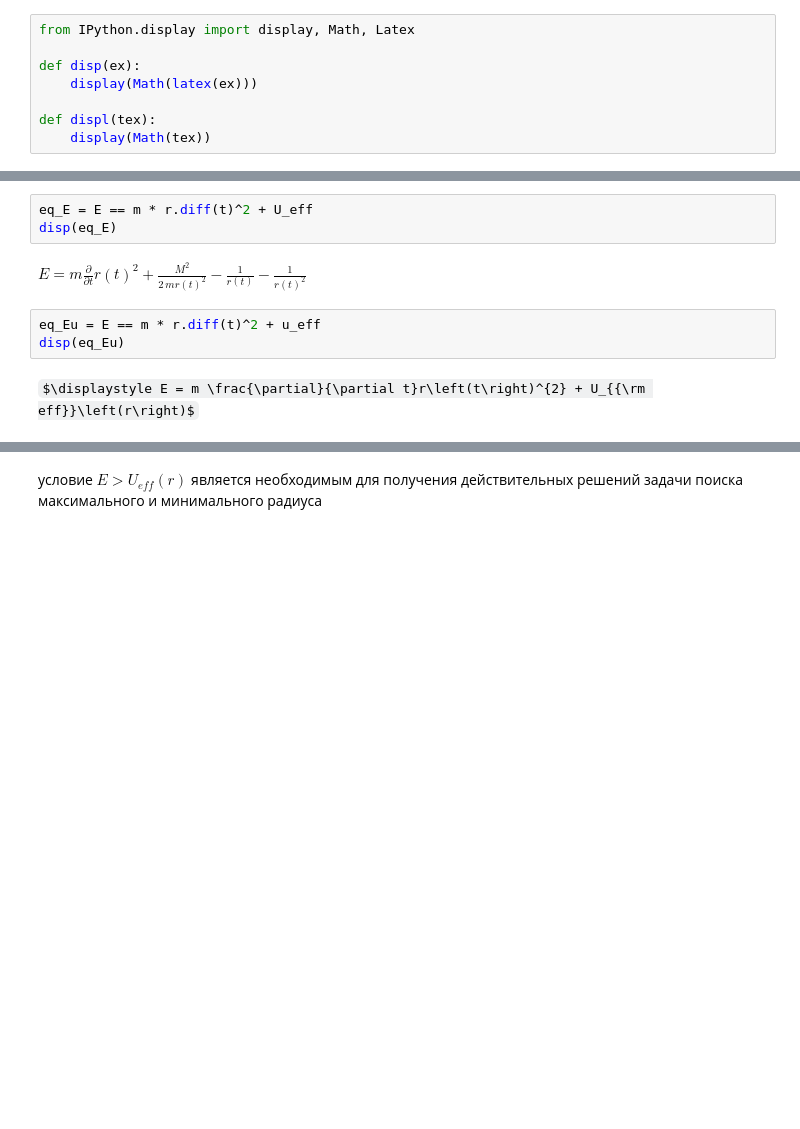
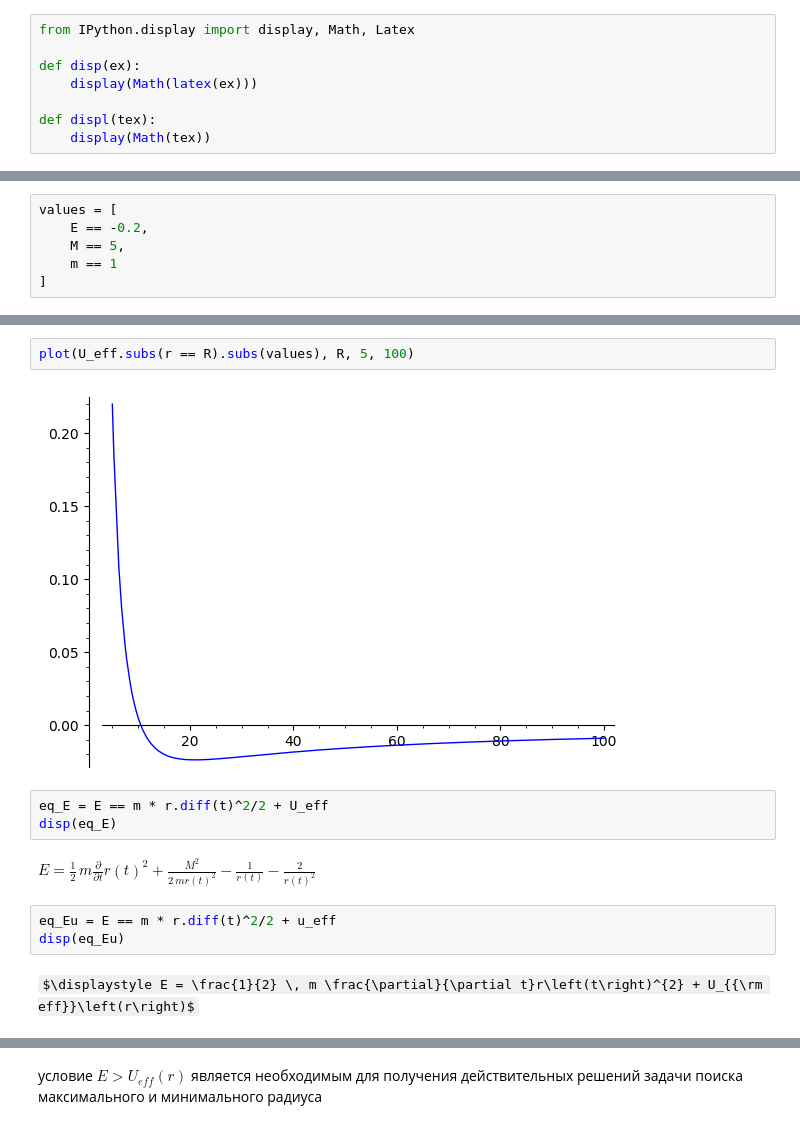
Before and after one commit to daju1/study, a Jupyter notebook: classical_mechanics/SR12/kepler-like-task.ipynb, the cells around one changed output, grey strips where cells are left out. Drawn from its saved outputs; the diff is of its cells as text; some formulas as TeX source; blank space fills up the shorter version.

```diff
--- a/classical_mechanics/SR12/kepler-like-task.ipynb
+++ b/classical_mechanics/SR12/kepler-like-task.ipynb
@@ -43,0 +54,6 @@ $\displaystyle \frac{M^{2}}{2 \, m r\left(t\right)^{2}} - \frac{1}{r\left(t\righ
+# %%
+values = [
+    E == -0.2,
+    M == 5,
+    m == 1
+]
@@ -44,13 +64,17 @@ $\displaystyle \frac{M^{2}}{2 \, m r\left(t\right)^{2}} - \frac{1}{r\left(t\righ
+# %%
+plot(U_eff.subs(r == R).subs(values), R, 5, 100)
+# %% [output]
+[figure, added]
 # %%
-eq_E = E == m * r.diff(t)^2 + U_eff
+eq_E = E == m * r.diff(t)^2/2 + U_eff
 disp(eq_E)
 # %% [output]
-$\displaystyle E = m \frac{\partial}{\partial t}r\left(t\right)^{2} + \frac{M^{2}}{2 \, m r\left(t\right)^{2}} - \frac{1}{r\left(t\right)} - \frac{1}{r\left(t\right)^{2}}$
+$\displaystyle E = \frac{1}{2} \, m \frac{\partial}{\partial t}r\left(t\right)^{2} + \frac{M^{2}}{2 \, m r\left(t\right)^{2}} - \frac{1}{r\left(t\right)} - \frac{2}{r\left(t\right)^{2}}$
 # %%
-eq_Eu = E == m * r.diff(t)^2 + u_eff
+eq_Eu = E == m * r.diff(t)^2/2 + u_eff
 disp(eq_Eu)
 # %% [output]
-$\displaystyle E = m \frac{\partial}{\partial t}r\left(t\right)^{2} + U_{{\rm eff}}\left(r\right)$
+$\displaystyle E = \frac{1}{2} \, m \frac{\partial}{\partial t}r\left(t\right)^{2} + U_{{\rm eff}}\left(r\right)$
 # %%
 sol_ru_diff_t = solve(eq_Eu, r.diff(t))
 disp(sol_ru_diff_t)
```
Also changed, not shown: parts of 37 cells of this notebook, 2 other files.
